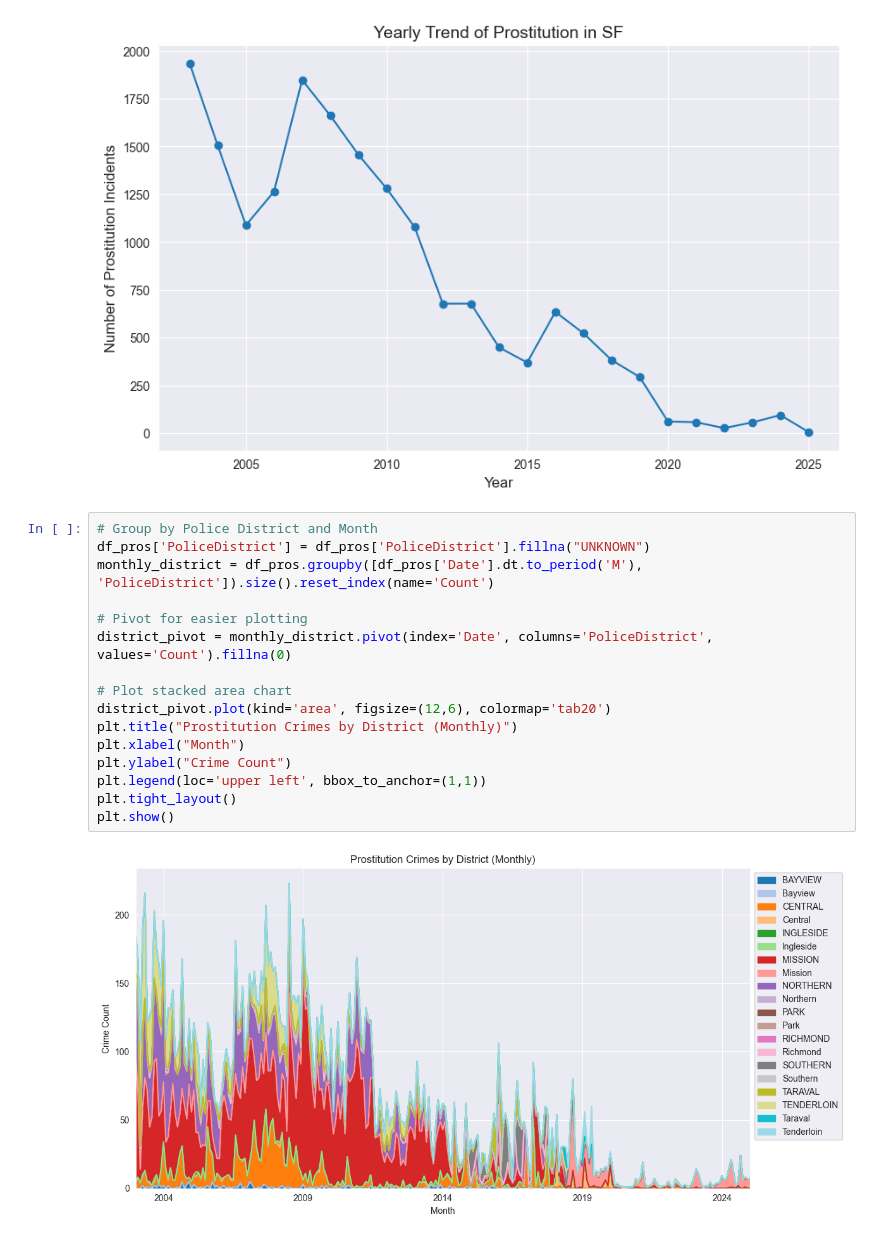
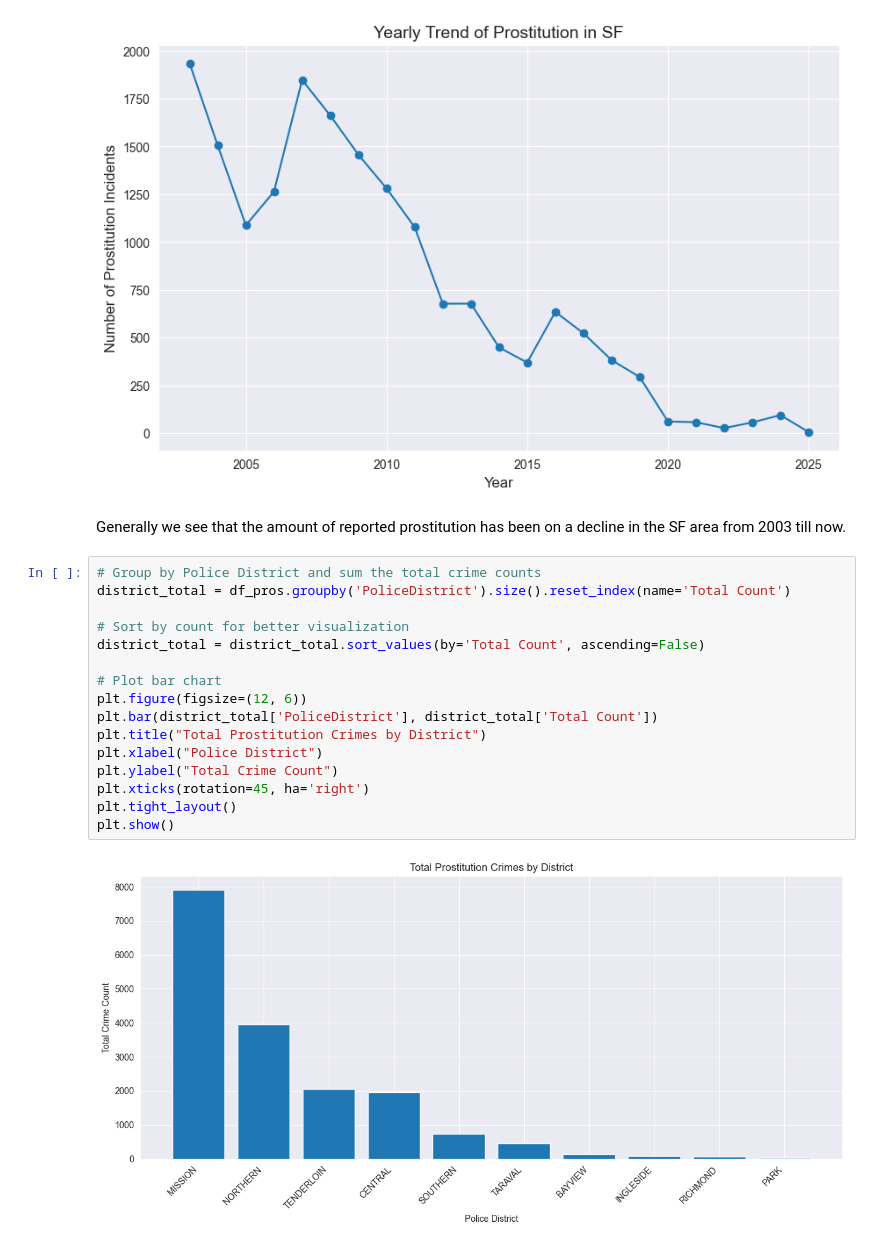
Before and after one commit to mathiaskrois/-socialdata2025-MMC-, a Jupyter notebook: Assignments/A1/A1.ipynb, the cells around one changed output. Drawn from its saved outputs; the diff is of its cells as text.

```diff
--- a/Assignments/A1/A1.ipynb
+++ b/Assignments/A1/A1.ipynb
@@ -657,21 +684,23 @@ plt.grid(True)
 plt.show()
 # %% [output]
 [figure]
-# %%
-# Group by Police District and Month
-df_pros['PoliceDistrict'] = df_pros['PoliceDistrict'].fillna("UNKNOWN")
-monthly_district = df_pros.groupby([df_pros['Date'].dt.to_period('M'), 'PoliceDistrict']).size().reset_index(name='Count')
-
-# Pivot for easier plotting
-district_pivot = monthly_district.pivot(index='Date', columns='PoliceDistrict', values='Count').fillna(0)
-
-# Plot stacked area chart
-district_pivot.plot(kind='area', figsize=(12,6), colormap='tab20')
-plt.title("Prostitution Crimes by District (Monthly)")
-plt.xlabel("Month")
-plt.ylabel("Crime Count")
-plt.legend(loc='upper left', bbox_to_anchor=(1,1))
-plt.tight_layout()
-plt.show()
-# %% [output]
-[figure, removed]
+# %% [markdown]
+Generally we see that the amount of reported  prostitution has been on a decline in the SF area from 2003 till now.
+# %%
+# Group by Police District and sum the total crime counts
+district_total = df_pros.groupby('PoliceDistrict').size().reset_index(name='Total Count')
+
+# Sort by count for better visualization
+district_total = district_total.sort_values(by='Total Count', ascending=False)
+
+# Plot bar chart
+plt.figure(figsize=(12, 6))
+plt.bar(district_total['PoliceDistrict'], district_total['Total Count'])
+plt.title("Total Prostitution Crimes by District")
+plt.xlabel("Police District")
+plt.ylabel("Total Crime Count")
+plt.xticks(rotation=45, ha='right')
+plt.tight_layout()
+plt.show()
+# %% [output]
+[figure, added]
```
Also changed, not shown: parts of 37 cells of this notebook.
